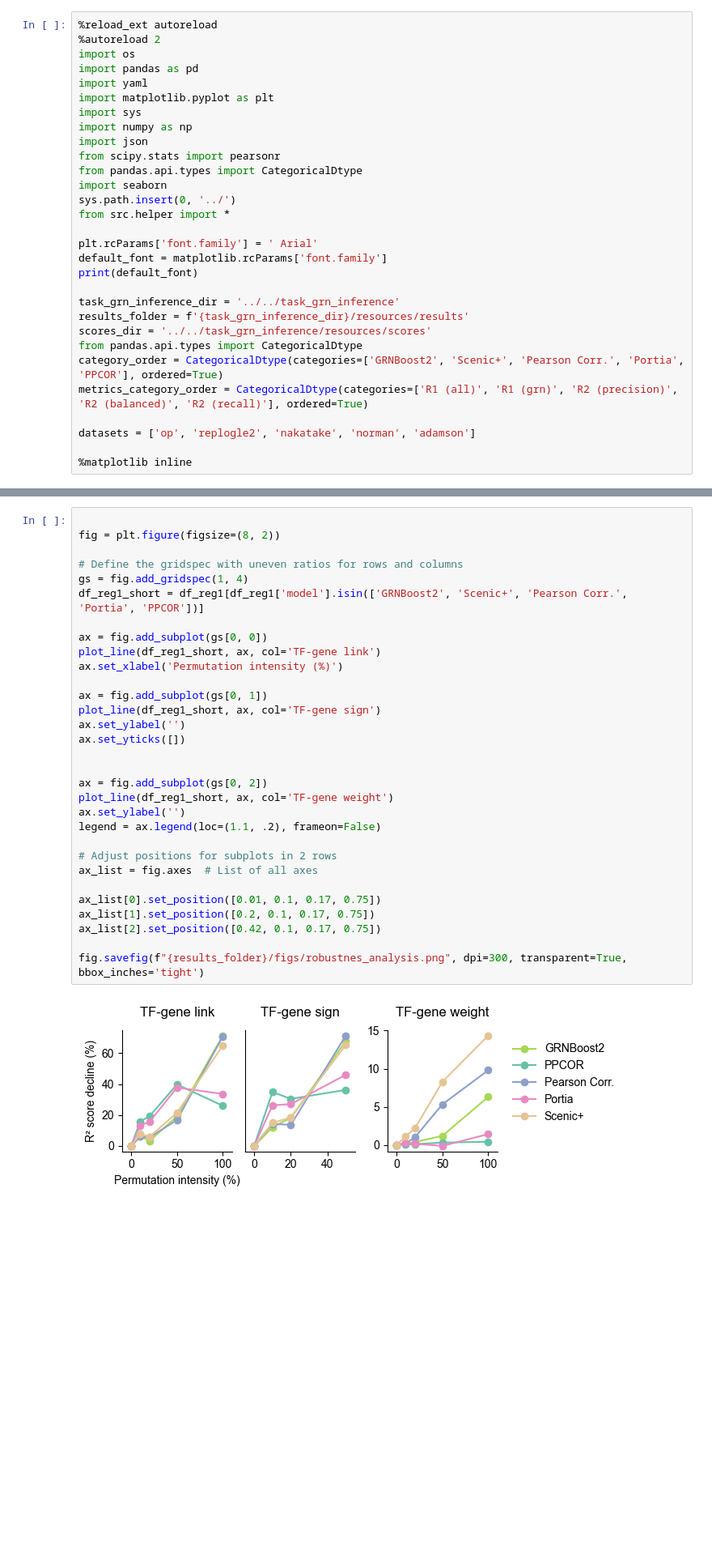
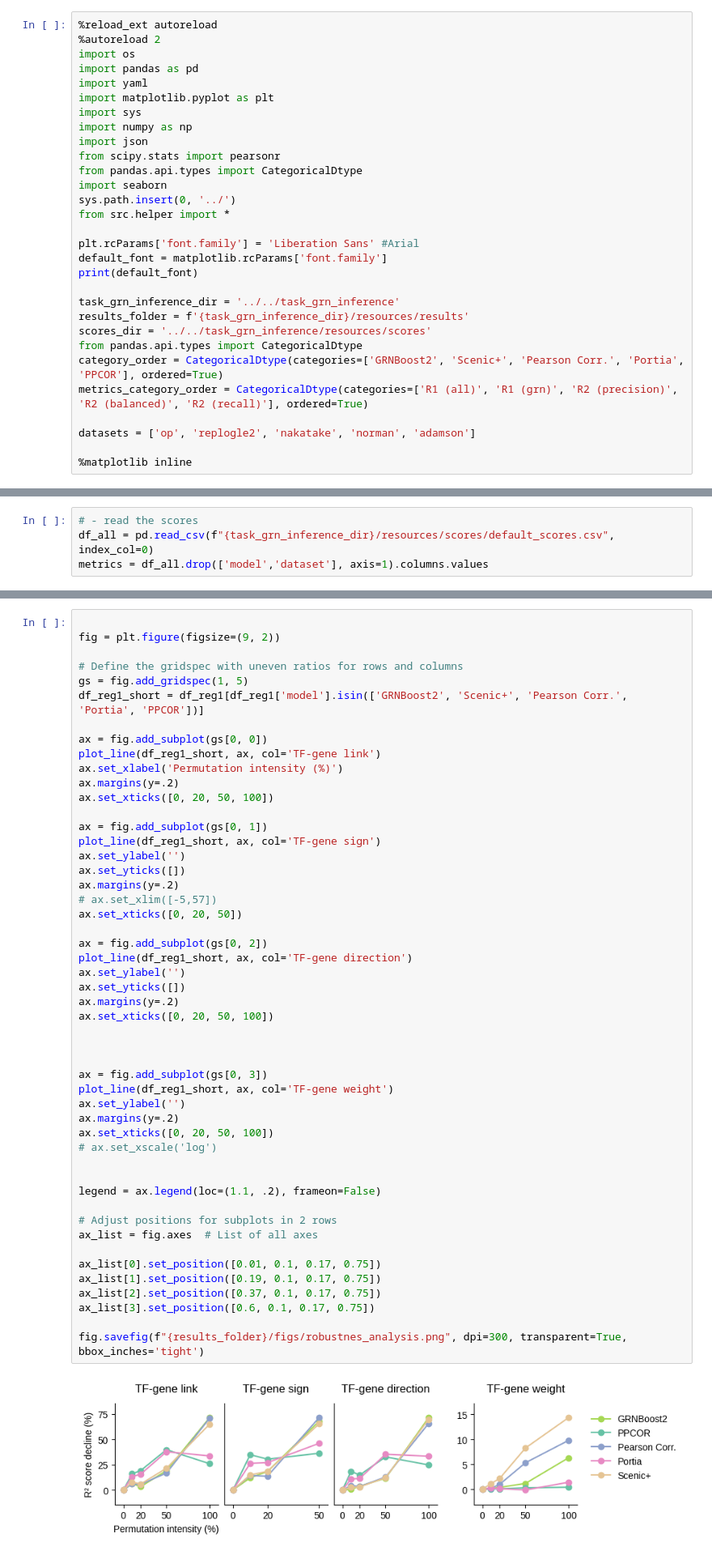
Before and after one commit to janursa/grn_benchmark, a Jupyter notebook: notebooks/process_results.ipynb, the cells around one changed output, grey strips where cells are left out. Shown at 81% size. Saved outputs shown, nothing was run; the diff lists cells and outputs as text; blank space fills up the shorter version.

```diff
--- a/notebooks/process_results.ipynb
+++ b/notebooks/process_results.ipynb
@@ -20,7 +20,7 @@ import seaborn
 sys.path.insert(0, '../')
 from src.helper import *
 
-plt.rcParams['font.family'] = ' Arial'
+plt.rcParams['font.family'] = 'Liberation Sans' #Arial
 default_font = matplotlib.rcParams['font.family']
 print(default_font)
 
@@ -102,0 +69,4 @@ df_datasets = df_all.groupby(['model','dataset']).apply(lambda df: mean_for_data
+# %%
+# - read the scores
+df_all = pd.read_csv(f"{task_grn_inference_dir}/resources/scores/default_scores.csv", index_col=0)
+metrics = df_all.drop(['model','dataset'], axis=1).columns.values
@@ -704,34 +773,53 @@ def plot_line(df_all, ax, col='TF-gene connections'):
         ax.spines[side].set_visible(False)
 # %%
 
-fig = plt.figure(figsize=(8, 2))
+fig = plt.figure(figsize=(9, 2))
 
 # Define the gridspec with uneven ratios for rows and columns
-gs = fig.add_gridspec(1, 4)
+gs = fig.add_gridspec(1, 5)
 df_reg1_short = df_reg1[df_reg1['model'].isin(['GRNBoost2', 'Scenic+', 'Pearson Corr.', 'Portia', 'PPCOR'])]
 
 ax = fig.add_subplot(gs[0, 0])
 plot_line(df_reg1_short, ax, col='TF-gene link')
 ax.set_xlabel('Permutation intensity (%)')
+ax.margins(y=.2)
+ax.set_xticks([0, 20, 50, 100])
 
 ax = fig.add_subplot(gs[0, 1])
 plot_line(df_reg1_short, ax, col='TF-gene sign')
 ax.set_ylabel('')
 ax.set_yticks([])
+ax.margins(y=.2)
+# ax.set_xlim([-5,57])
+ax.set_xticks([0, 20, 50])
+
+ax = fig.add_subplot(gs[0, 2])
+plot_line(df_reg1_short, ax, col='TF-gene direction')
+ax.set_ylabel('')
+ax.set_yticks([])
+ax.margins(y=.2)
+ax.set_xticks([0, 20, 50, 100])
 
 
-ax = fig.add_subplot(gs[0, 2])
+
+ax = fig.add_subplot(gs[0, 3])
 plot_line(df_reg1_short, ax, col='TF-gene weight')
 ax.set_ylabel('')
+ax.margins(y=.2)
+ax.set_xticks([0, 20, 50, 100])
+# ax.set_xscale('log')
+
+
 legend = ax.legend(loc=(1.1, .2), frameon=False)
 
 # Adjust positions for subplots in 2 rows
 ax_list = fig.axes  # List of all axes
 
 ax_list[0].set_position([0.01, 0.1, 0.17, 0.75])
-ax_list[1].set_position([0.2, 0.1, 0.17, 0.75])
-ax_list[2].set_position([0.42, 0.1, 0.17, 0.75])
+ax_list[1].set_position([0.19, 0.1, 0.17, 0.75])
+ax_list[2].set_position([0.37, 0.1, 0.17, 0.75])
+ax_list[3].set_position([0.6, 0.1, 0.17, 0.75])
 
 fig.savefig(f"{results_folder}/figs/robustnes_analysis.png", dpi=300, transparent=True, bbox_inches='tight')
 # %% [output]
-[figure, old version]
+[figure, new version]
```
Also changed, not shown: parts of 24 cells of this notebook, 4 other files.
